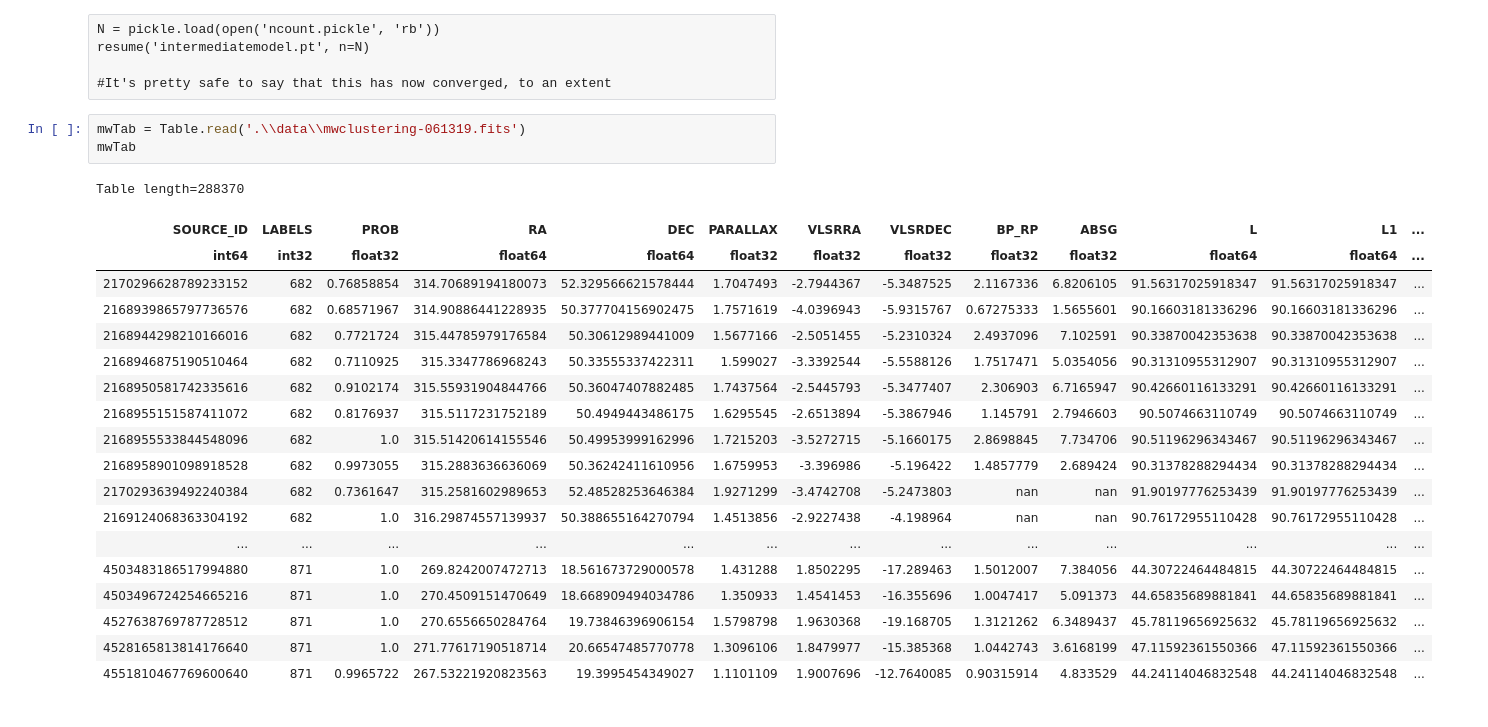
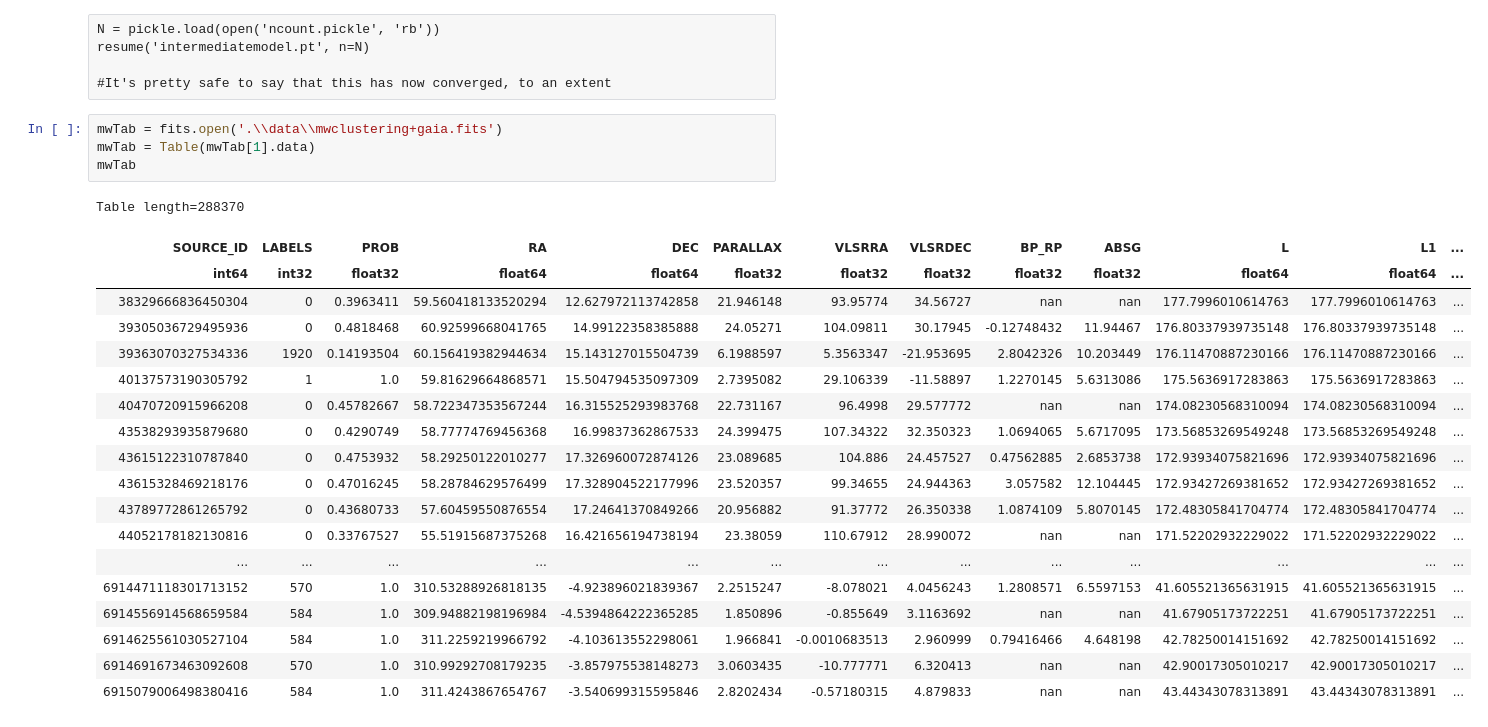
Before and after one commit to aidantmcb/YSO-ML, a Jupyter notebook: Code/YSO_Learning.ipynb, the cells around one changed output. Cells and saved outputs as stored; diff of their text form.

Commit message:
Introduce real data - somewhat unsuccessfully

```diff
--- a/Code/YSO_Learning.ipynb
+++ b/Code/YSO_Learning.ipynb
@@ -330,25 +330,26 @@ resume('intermediatemodel.pt', n=N)
 
 #It's pretty safe to say that this has now converged, to an extent
 # %%
-mwTab = Table.read('.\\data\\mwclustering-061319.fits')
+mwTab = fits.open('.\\data\\mwclustering+gaia.fits')
+mwTab = Table(mwTab[1].data)
 mwTab
 # %% [output]
 Table length=288370
 | SOURCE_ID | LABELS | PROB | RA | DEC | PARALLAX | VLSRRA | VLSRDEC | BP_RP | ABSG | L | L1 | ... |
 | int64 | int32 | float32 | float64 | float64 | float32 | float32 | float32 | float32 | float32 | float64 | float64 | ... |
-| 2170296628789233152 | 682 | 0.76858854 | 314.70689194180073 | 52.329566621578444 | 1.7047493 | -2.7944367 | -5.3487525 | 2.1167336 | 6.8206105 | 91.56317025918347 | 91.56317025918347 | ... |
-| 2168939865797736576 | 682 | 0.68571967 | 314.90886441228935 | 50.377704156902475 | 1.7571619 | -4.0396943 | -5.9315767 | 0.67275333 | 1.5655601 | 90.16603181336296 | 90.16603181336296 | ... |
-| 2168944298210166016 | 682 | 0.7721724 | 315.44785979176584 | 50.30612989441009 | 1.5677166 | -2.5051455 | -5.2310324 | 2.4937096 | 7.102591 | 90.33870042353638 | 90.33870042353638 | ... |
-| 2168946875190510464 | 682 | 0.7110925 | 315.3347786968243 | 50.33555337422311 | 1.599027 | -3.3392544 | -5.5588126 | 1.7517471 | 5.0354056 | 90.31310955312907 | 90.31310955312907 | ... |
-| 2168950581742335616 | 682 | 0.9102174 | 315.55931904844766 | 50.36047407882485 | 1.7437564 | -2.5445793 | -5.3477407 | 2.306903 | 6.7165947 | 90.42660116133291 | 90.42660116133291 | ... |
-| 2168955151587411072 | 682 | 0.8176937 | 315.5117231752189 | 50.4949443486175 | 1.6295545 | -2.6513894 | -5.3867946 | 1.145791 | 2.7946603 | 90.5074663110749 | 90.5074663110749 | ... |
-| 2168955533844548096 | 682 | 1.0 | 315.51420614155546 | 50.49953999162996 | 1.7215203 | -3.5272715 | -5.1660175 | 2.8698845 | 7.734706 | 90.51196296343467 | 90.51196296343467 | ... |
-| 2168958901098918528 | 682 | 0.9973055 | 315.2883636636069 | 50.36242411610956 | 1.6759953 | -3.396986 | -5.196422 | 1.4857779 | 2.689424 | 90.31378288294434 | 90.31378288294434 | ... |
-| 2170293639492240384 | 682 | 0.7361647 | 315.2581602989653 | 52.48528253646384 | 1.9271299 | -3.4742708 | -5.2473803 | nan | nan | 91.90197776253439 | 91.90197776253439 | ... |
-| 2169124068363304192 | 682 | 1.0 | 316.29874557139937 | 50.388655164270794 | 1.4513856 | -2.9227438 | -4.198964 | nan | nan | 90.76172955110428 | 90.76172955110428 | ... |
+| 38329666836450304 | 0 | 0.3963411 | 59.560418133520294 | 12.627972113742858 | 21.946148 | 93.95774 | 34.56727 | nan | nan | 177.7996010614763 | 177.7996010614763 | ... |
+| 39305036729495936 | 0 | 0.4818468 | 60.92599668041765 | 14.99122358385888 | 24.05271 | 104.09811 | 30.17945 | -0.12748432 | 11.94467 | 176.80337939735148 | 176.80337939735148 | ... |
+| 39363070327534336 | 1920 | 0.14193504 | 60.156419382944634 | 15.143127015504739 | 6.1988597 | 5.3563347 | -21.953695 | 2.8042326 | 10.203449 | 176.11470887230166 | 176.11470887230166 | ... |
+| 40137573190305792 | 1 | 1.0 | 59.81629664868571 | 15.504794535097309 | 2.7395082 | 29.106339 | -11.58897 | 1.2270145 | 5.6313086 | 175.5636917283863 | 175.5636917283863 | ... |
+| 40470720915966208 | 0 | 0.45782667 | 58.722347353567244 | 16.315525293983768 | 22.731167 | 96.4998 | 29.577772 | nan | nan | 174.08230568310094 | 174.08230568310094 | ... |
+| 43538293935879680 | 0 | 0.4290749 | 58.77774769456368 | 16.99837362867533 | 24.399475 | 107.34322 | 32.350323 | 1.0694065 | 5.6717095 | 173.56853269549248 | 173.56853269549248 | ... |
+| 43615122310787840 | 0 | 0.4753932 | 58.29250122010277 | 17.326960072874126 | 23.089685 | 104.886 | 24.457527 | 0.47562885 | 2.6853738 | 172.93934075821696 | 172.93934075821696 | ... |
+| 43615328469218176 | 0 | 0.47016245 | 58.28784629576499 | 17.328904522177996 | 23.520357 | 99.34655 | 24.944363 | 3.057582 | 12.104445 | 172.93427269381652 | 172.93427269381652 | ... |
+| 43789772861265792 | 0 | 0.43680733 | 57.60459550876554 | 17.24641370849266 | 20.956882 | 91.37772 | 26.350338 | 1.0874109 | 5.8070145 | 172.48305841704774 | 172.48305841704774 | ... |
+| 44052178182130816 | 0 | 0.33767527 | 55.51915687375268 | 16.421656194738194 | 23.38059 | 110.67912 | 28.990072 | nan | nan | 171.52202932229022 | 171.52202932229022 | ... |
 | ... | ... | ... | ... | ... | ... | ... | ... | ... | ... | ... | ... | ... |
-| 4503483186517994880 | 871 | 1.0 | 269.8242007472713 | 18.561673729000578 | 1.431288 | 1.8502295 | -17.289463 | 1.5012007 | 7.384056 | 44.30722464484815 | 44.30722464484815 | ... |
-| 4503496724254665216 | 871 | 1.0 | 270.4509151470649 | 18.668909494034786 | 1.350933 | 1.4541453 | -16.355696 | 1.0047417 | 5.091373 | 44.65835689881841 | 44.65835689881841 | ... |
-| 4527638769787728512 | 871 | 1.0 | 270.6556650284764 | 19.73846396906154 | 1.5798798 | 1.9630368 | -19.168705 | 1.3121262 | 6.3489437 | 45.78119656925632 | 45.78119656925632 | ... |
-| 4528165813814176640 | 871 | 1.0 | 271.77617190518714 | 20.66547485770778 | 1.3096106 | 1.8479977 | -15.385368 | 1.0442743 | 3.6168199 | 47.11592361550366 | 47.11592361550366 | ... |
-| 4551810467769600640 | 871 | 0.9965722 | 267.53221920823563 | 19.3995454349027 | 1.1101109 | 1.9007696 | -12.7640085 | 0.90315914 | 4.833529 | 44.24114046832548 | 44.24114046832548 | ... |
+| 6914471118301713152 | 570 | 1.0 | 310.53288926818135 | -4.923896021839367 | 2.2515247 | -8.078021 | 4.0456243 | 1.2808571 | 6.5597153 | 41.605521365631915 | 41.605521365631915 | ... |
+| 6914556914568659584 | 584 | 1.0 | 309.94882198196984 | -4.5394864222365285 | 1.850896 | -0.855649 | 3.1163692 | nan | nan | 41.67905173722251 | 41.67905173722251 | ... |
+| 6914625561030527104 | 584 | 1.0 | 311.2259219966792 | -4.103613552298061 | 1.966841 | -0.0010683513 | 2.960999 | 0.79416466 | 4.648198 | 42.78250014151692 | 42.78250014151692 | ... |
+| 6914691673463092608 | 570 | 1.0 | 310.99292708179235 | -3.857975538148273 | 3.0603435 | -10.777771 | 6.320413 | nan | nan | 42.90017305010217 | 42.90017305010217 | ... |
+| 6915079006498380416 | 584 | 1.0 | 311.4243867654767 | -3.540699315595846 | 2.8202434 | -0.57180315 | 4.879833 | nan | nan | 43.44343078313891 | 43.44343078313891 | ... |
```
Also changed, not shown: parts of 12 cells of this notebook, 6 other files.
